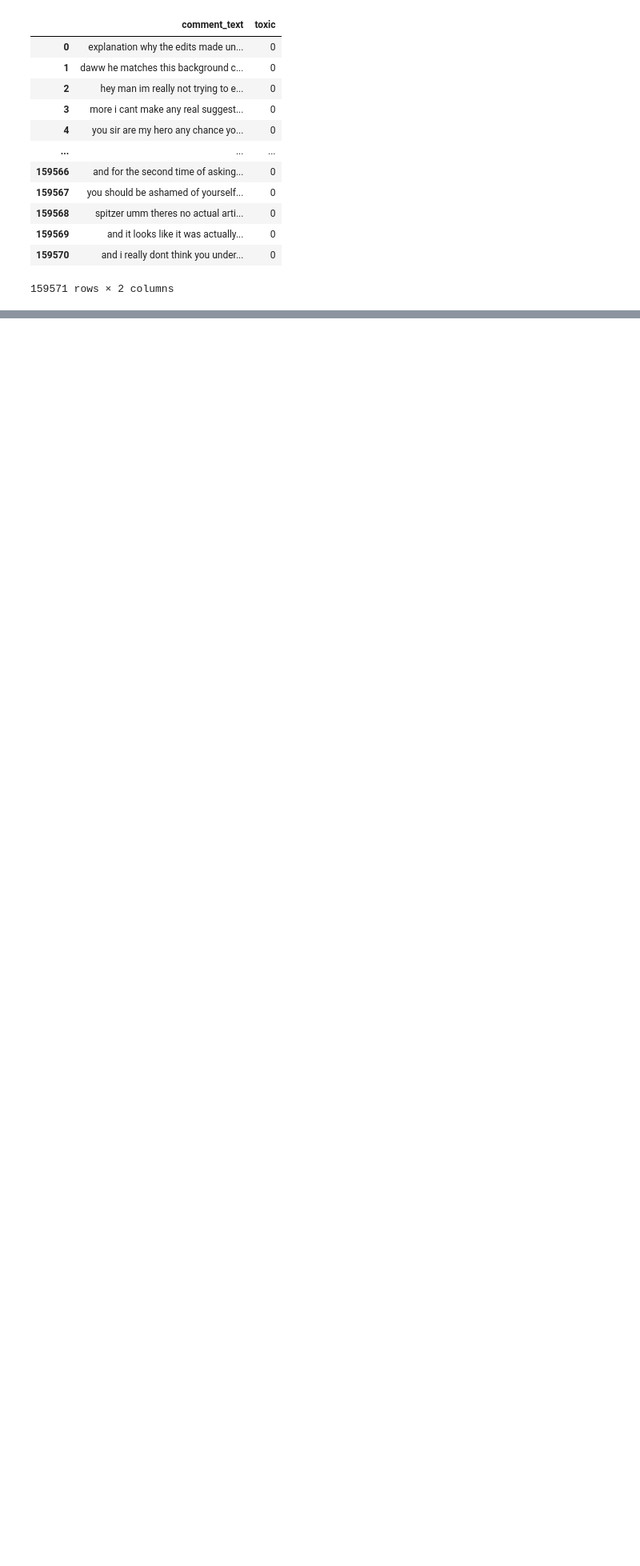
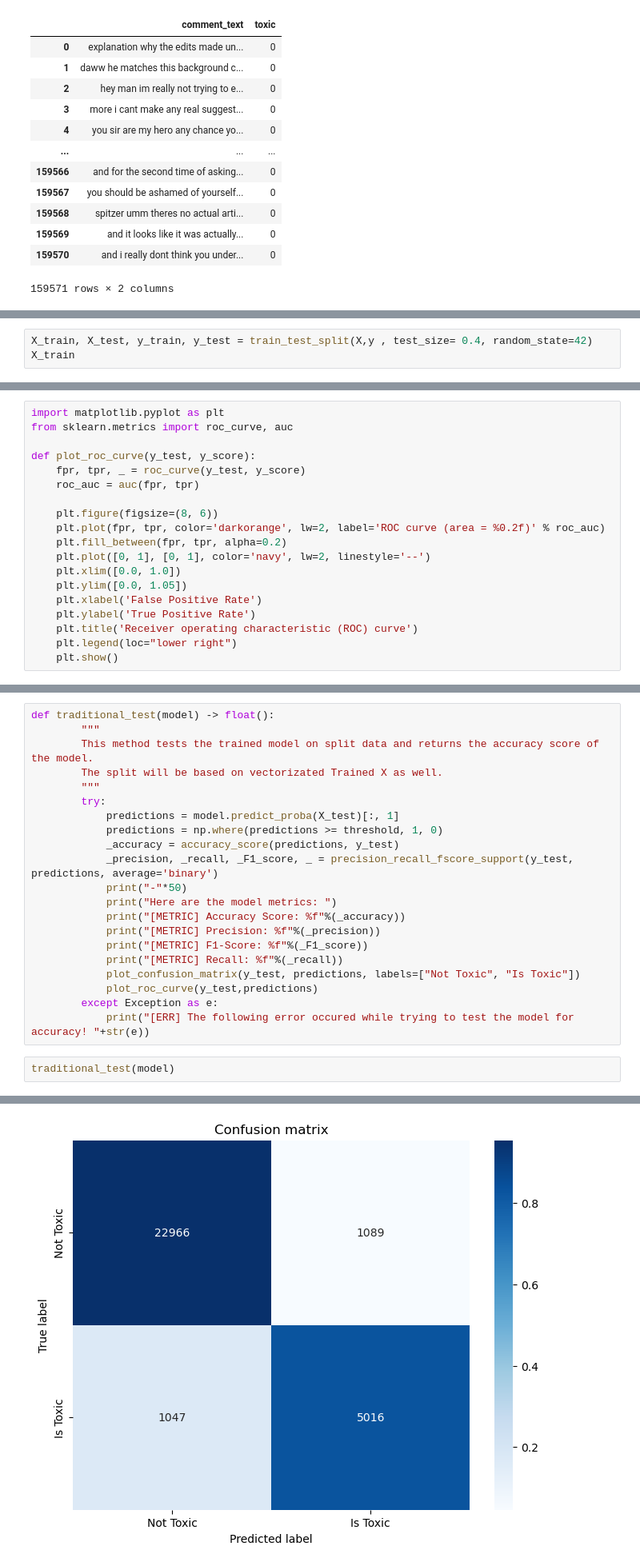
Before and after one commit to Khurdhula-Harshavardhan/Logistic-Regression-ToxicComment-Classification-and-Analysis, a Jupyter notebook: ipynbKernels/worker.ipynb, the cells around one changed output, grey strips where cells are left out. Shown at 80% size. Cells and saved outputs as stored; diff of their text form; blank space fills up the shorter version.

```diff
--- a/ipynbKernels/worker.ipynb
+++ b/ipynbKernels/worker.ipynb
@@ -71,0 +92,3 @@ model
+# %%
+X_train, X_test, y_train, y_test = train_test_split(X,y , test_size= 0.4, random_state=42)
+X_train
@@ -71,0 +98,19 @@ model
+# %%
+import matplotlib.pyplot as plt
+from sklearn.metrics import roc_curve, auc
+
+def plot_roc_curve(y_test, y_score):
+    fpr, tpr, _ = roc_curve(y_test, y_score)
+    roc_auc = auc(fpr, tpr)
+
+    plt.figure(figsize=(8, 6))
+    plt.plot(fpr, tpr, color='darkorange', lw=2, label='ROC curve (area = %0.2f)' % roc_auc)
+    plt.fill_between(fpr, tpr, alpha=0.2)
+    plt.plot([0, 1], [0, 1], color='navy', lw=2, linestyle='--')
+    plt.xlim([0.0, 1.0])
+    plt.ylim([0.0, 1.05])
+    plt.xlabel('False Positive Rate')
+    plt.ylabel('True Positive Rate')
+    plt.title('Receiver operating characteristic (ROC) curve')
+    plt.legend(loc="lower right")
+    plt.show()
@@ -71,0 +150,24 @@ model
+# %%
+def traditional_test(model) -> float():
+        """
+        This method tests the trained model on split data and returns the accuracy score of the model.
+        The split will be based on vectorizated Trained X as well.
+        """
+        try:
+            predictions = model.predict_proba(X_test)[:, 1]
+            predictions = np.where(predictions >= threshold, 1, 0)
+            _accuracy = accuracy_score(predictions, y_test)
+            _precision, _recall, _F1_score, _ = precision_recall_fscore_support(y_test, predictions, average='binary')
+            print("-"*50)
+            print("Here are the model metrics: ")
+            print("[METRIC] Accuracy Score: %f"%(_accuracy))
+            print("[METRIC] Precision: %f"%(_precision))
+            print("[METRIC] F1-Score: %f"%(_F1_score))
+            print("[METRIC] Recall: %f"%(_recall))
+            plot_confusion_matrix(y_test, predictions, labels=["Not Toxic", "Is Toxic"])
+            plot_roc_curve(y_test,predictions)
+        except Exception as e:
+            print("[ERR] The following error occured while trying to test the model for accuracy! "+str(e))
+# %%
+traditional_test(model)
+# %% [output]
@@ -71,0 +180 @@ model
+[figure, added]
```
Also changed, not shown: parts of 10 cells of this notebook, 9 other files.
